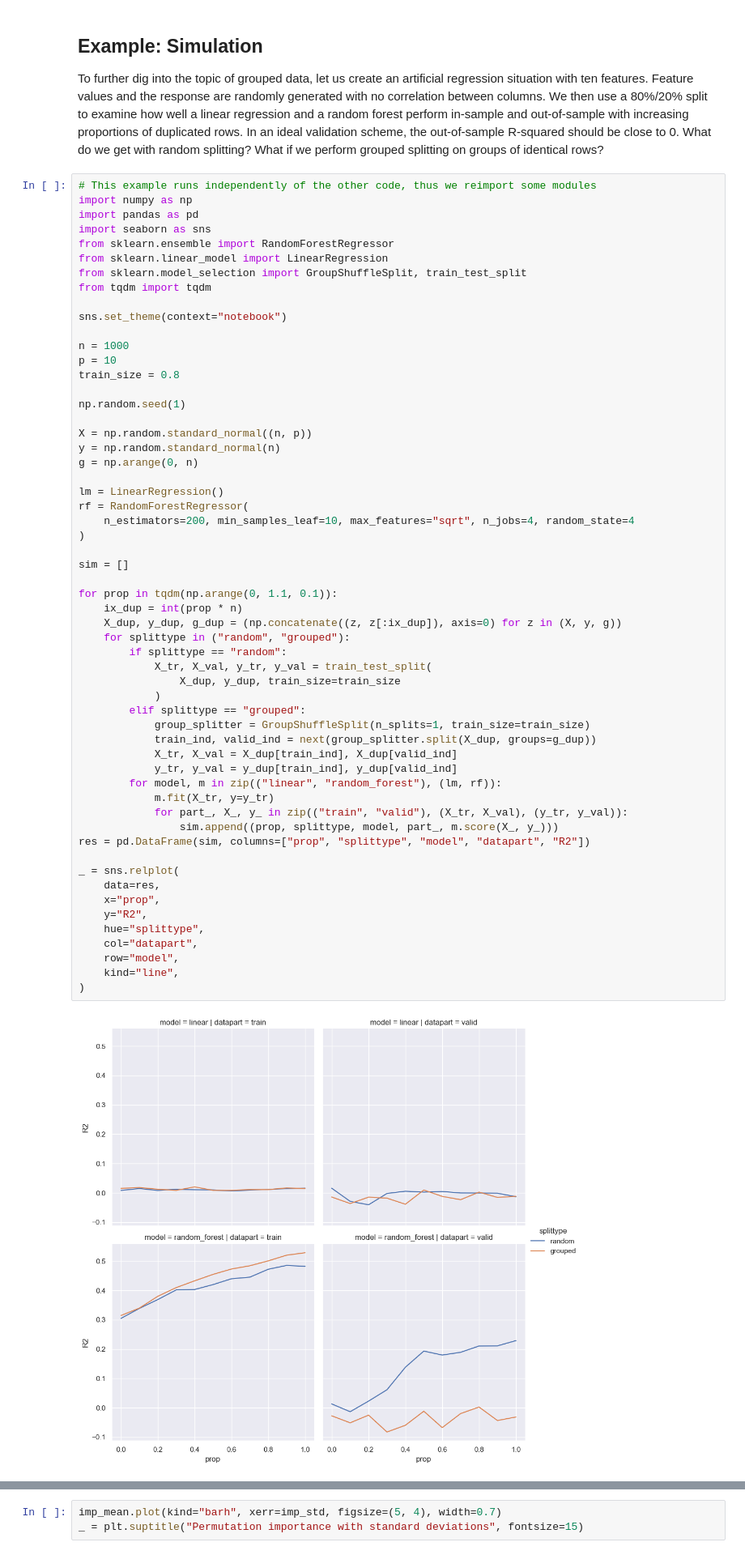
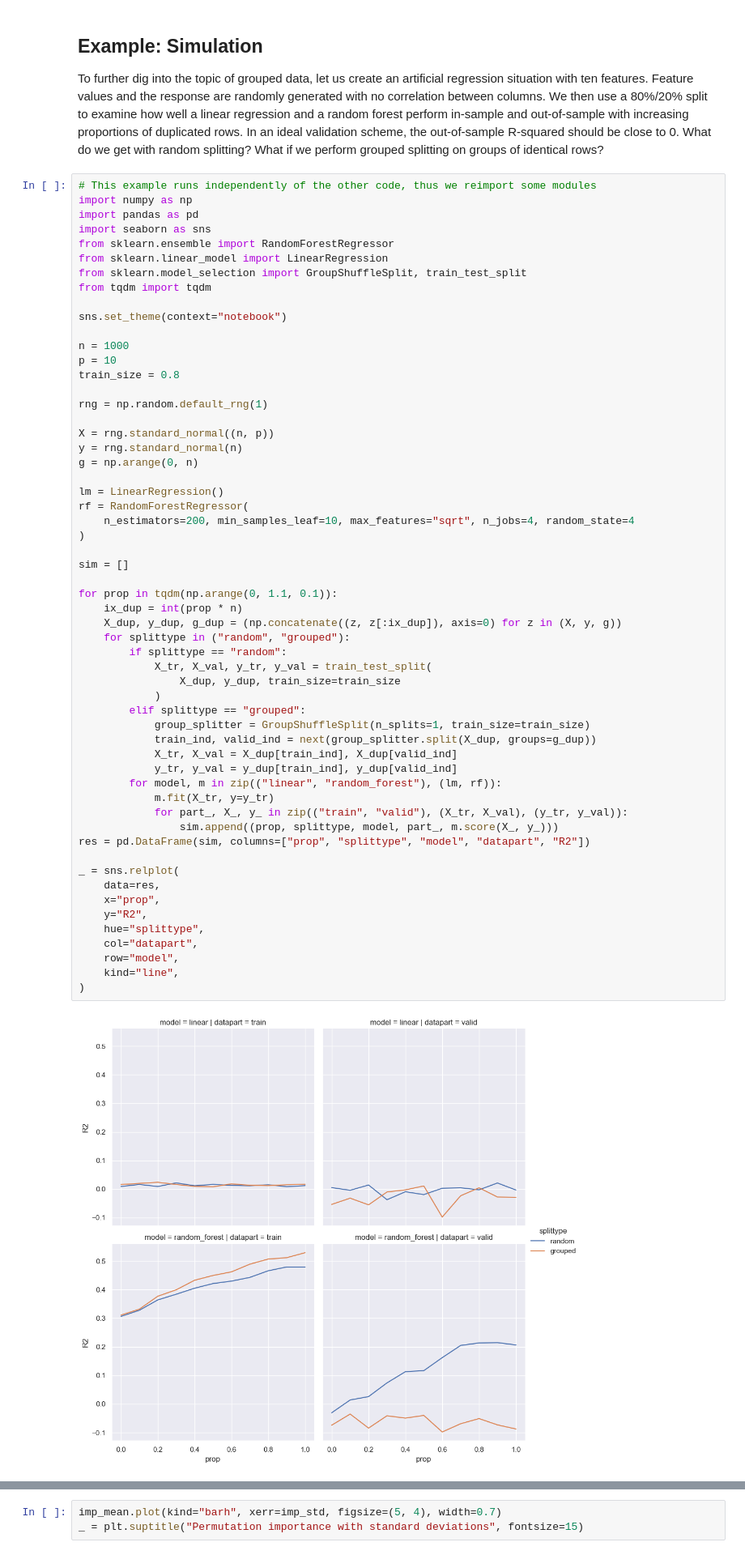
Before and after one commit to lorentzenchr/responsible_ml_material, a Jupyter notebook: py/xai_2_explaining_models.ipynb, the cells around one changed output, grey strips where cells are left out. Shown at 81% size. Saved outputs shown, nothing was run; the diff lists cells and outputs as text.

```diff
--- a/py/xai_2_explaining_models.ipynb
+++ b/py/xai_2_explaining_models.ipynb
@@ -238,10 +238,10 @@ n = 1000
 p = 10
 train_size = 0.8
 
-np.random.seed(1)
+rng = np.random.default_rng(1)
 
-X = np.random.standard_normal((n, p))
-y = np.random.standard_normal(n)
+X = rng.standard_normal((n, p))
+y = rng.standard_normal(n)
 g = np.arange(0, n)
 
 lm = LinearRegression()
@@ -253,34 +253,34 @@ sim = []
 
 for prop in tqdm(np.arange(0, 1.1, 0.1)):
     ix_dup = int(prop * n)
     X_dup, y_dup, g_dup = (np.concatenate((z, z[:ix_dup]), axis=0) for z in (X, y, g))
     for splittype in ("random", "grouped"):
         if splittype == "random":
             X_tr, X_val, y_tr, y_val = train_test_split(
                 X_dup, y_dup, train_size=train_size
             )
         elif splittype == "grouped":
             group_splitter = GroupShuffleSplit(n_splits=1, train_size=train_size)
             train_ind, valid_ind = next(group_splitter.split(X_dup, groups=g_dup))
             X_tr, X_val = X_dup[train_ind], X_dup[valid_ind]
             y_tr, y_val = y_dup[train_ind], y_dup[valid_ind]
         for model, m in zip(("linear", "random_forest"), (lm, rf)):
             m.fit(X_tr, y=y_tr)
             for part_, X_, y_ in zip(("train", "valid"), (X_tr, X_val), (y_tr, y_val)):
                 sim.append((prop, splittype, model, part_, m.score(X_, y_)))
 res = pd.DataFrame(sim, columns=["prop", "splittype", "model", "datapart", "R2"])
 
 _ = sns.relplot(
     data=res,
     x="prop",
     y="R2",
     hue="splittype",
     col="datapart",
     row="model",
     kind="line",
 )
 # %% [output]
-[figure, old version]
+[figure, new version]
 # %% [markdown]
 **Comments:**
 
```
Also changed, not shown: parts of 4 cells of this notebook, 9 other files.
